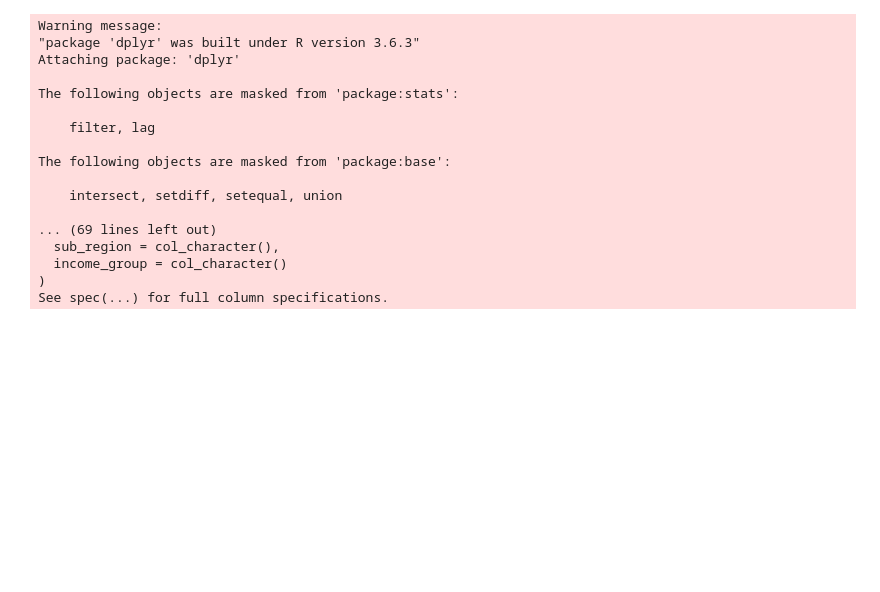
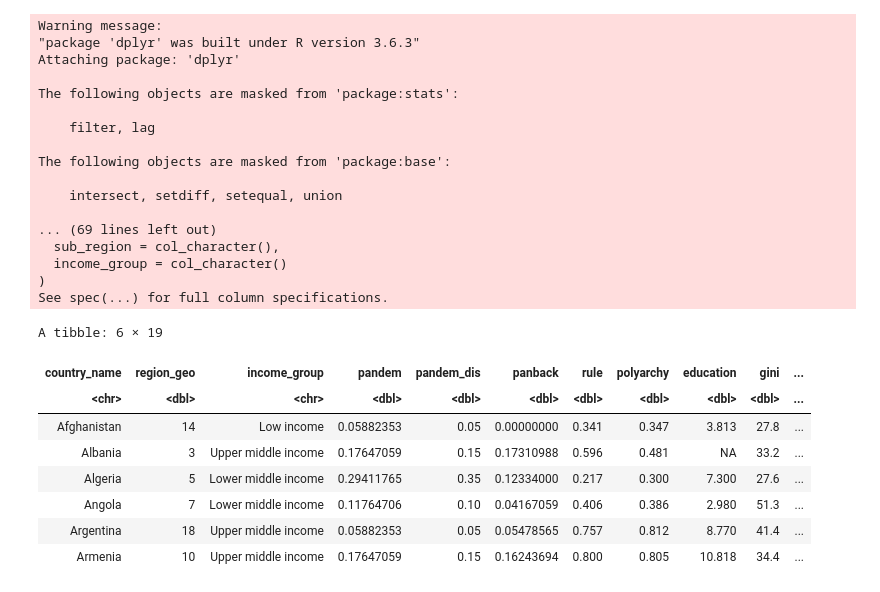
Before and after one commit to michaelwozniak/reproducible_research_project, a Jupyter notebook: codes/main_research/2_ols_regression.ipynb, the cells around one changed output. Cells and saved outputs as stored; diff of their text form; code cells hidden in the pictures; blank space fills up the shorter version.

```diff
--- a/codes/main_research/2_ols_regression.ipynb
+++ b/codes/main_research/2_ols_regression.ipynb
@@ -49,6 +49,18 @@ The following objects are masked from 'package:base':
   income_group = col_character()
 )
 See spec(...) for full column specifications.
+# %%
+head(df)
+# %% [output]
+A tibble: 6 × 19
+| country_name | region_geo | income_group | pandem | pandem_dis | panback | rule | polyarchy | education | gini | ... |
+| <chr> | <dbl> | <chr> | <dbl> | <dbl> | <dbl> | <dbl> | <dbl> | <dbl> | <dbl> | ... |
+| Afghanistan | 14 | Low income | 0.05882353 | 0.05 | 0.00000000 | 0.341 | 0.347 | 3.813 | 27.8 | ... |
+| Albania | 3 | Upper middle income | 0.17647059 | 0.15 | 0.17310988 | 0.596 | 0.481 | NA | 33.2 | ... |
+| Algeria | 5 | Lower middle income | 0.29411765 | 0.35 | 0.12334000 | 0.217 | 0.300 | 7.300 | 27.6 | ... |
+| Angola | 7 | Lower middle income | 0.11764706 | 0.10 | 0.04167059 | 0.406 | 0.386 | 2.980 | 51.3 | ... |
+| Argentina | 18 | Upper middle income | 0.05882353 | 0.05 | 0.05478565 | 0.757 | 0.812 | 8.770 | 41.4 | ... |
+| Armenia | 10 | Upper middle income | 0.17647059 | 0.15 | 0.16243694 | 0.800 | 0.805 | 10.818 | 34.4 | ... |
 # %%
 # Dataset preparation
 ## Removing redundant variables
```
Also changed, not shown: parts of 7 cells of this notebook, 2 other files.
